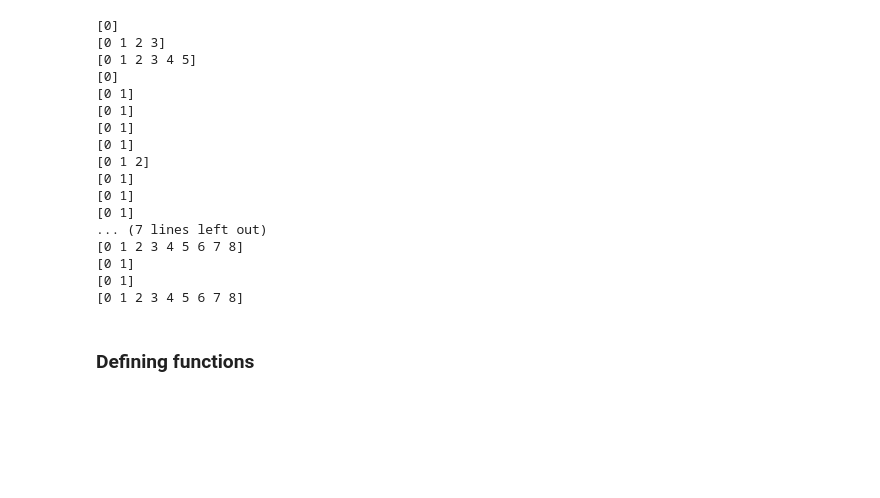
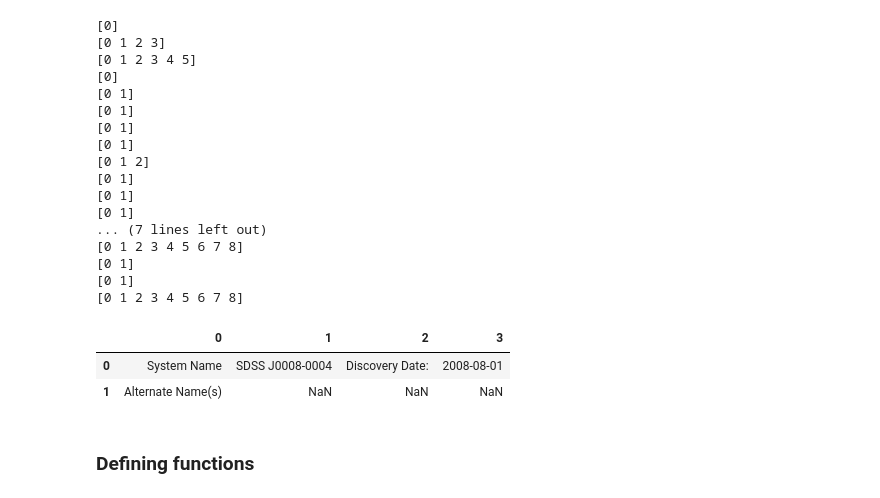
Before and after one commit to vivianemm/GLquasars, a Jupyter notebook: Database/Scraping/scraping_ml.ipynb, the cells around one changed output. Cells and saved outputs as stored; diff of their text form; code cells hidden in the pictures; blank space fills up the shorter version.

```diff
--- a/Database/Scraping/scraping_ml.ipynb
+++ b/Database/Scraping/scraping_ml.ipynb
@@ -28,6 +28,12 @@ for i in df_list:
 [0 1]
 [0 1]
 [0 1 2 3 4 5 6 7 8]
+# %%
+df_list[12]
+# %% [output]
+|  | 0 | 1 | 2 | 3 |
+| 0 | System Name | SDSS J0008-0004 | Discovery Date: | 2008-08-01 |
+| 1 | Alternate Name(s) | NaN | NaN | NaN |
 # %% [markdown]
 ### Defining functions
 # %%
```
Also changed, not shown: parts of 4 cells of this notebook, 28 other files.
